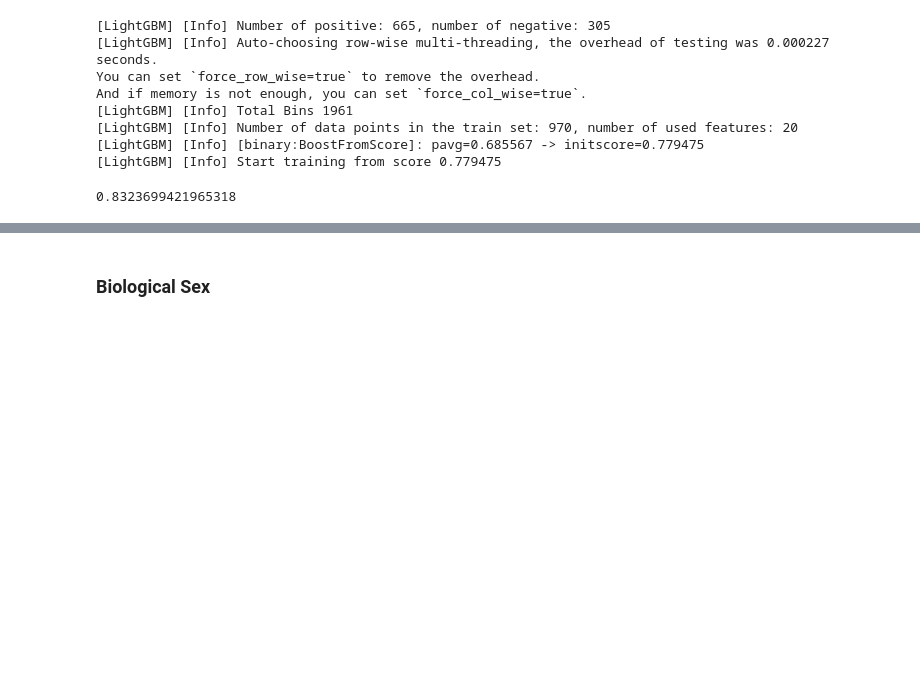
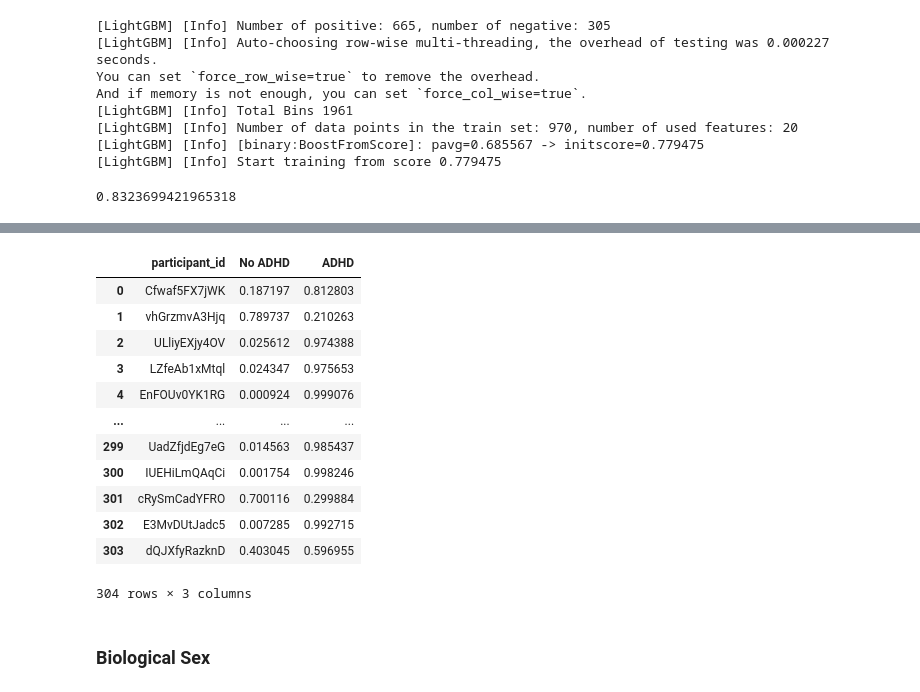
Before and after one commit to AngC1998/WiDS-Datathon-2025, a Jupyter notebook: WiDS_Datathon_2025.ipynb, the cells around one changed output, grey strips where cells are left out. Cells and saved outputs as stored; diff of their text form; code cells hidden in the pictures; blank space fills up the shorter version.

```diff
--- a/WiDS_Datathon_2025.ipynb
+++ b/WiDS_Datathon_2025.ipynb
@@ -1406,0 +1554,3 @@ array([1, 1, 1, 1, 1, 1, 1, 0, 1, 1, 0, 1, 1, 1, 1, 1, 1, 1, 0, 1, 1, 0,
+# %%
+y_test_probs = baseline_lgb.predict_proba(test_normal_adhd_X)
+y_test_probs
@@ -1406,0 +1575,3 @@ array([1, 1, 1, 1, 1, 1, 1, 0, 1, 1, 0, 1, 1, 1, 1, 1, 1, 1, 0, 1, 1, 0,
+# %%
+test_probs_results_df = pd.DataFrame(y_test_probs, columns=['No ADHD', 'ADHD'])
+test_probs_results_df
@@ -1406,0 +1592,3 @@ array([1, 1, 1, 1, 1, 1, 1, 0, 1, 1, 0, 1, 1, 1, 1, 1, 1, 1, 0, 1, 1, 0,
+# %%
+test_participant_ids = test_categorical_df[['participant_id']]
+test_participant_ids
@@ -1406,0 +1609,17 @@ array([1, 1, 1, 1, 1, 1, 1, 0, 1, 1, 0, 1, 1, 1, 1, 1, 1, 1, 0, 1, 1, 0,
+# %%
+test_probs_results = test_participant_ids.join(test_probs_results_df)
+test_probs_results
+# %% [output]
+|  | participant_id | No ADHD | ADHD |
+| 0 | Cfwaf5FX7jWK | 0.187197 | 0.812803 |
+| 1 | vhGrzmvA3Hjq | 0.789737 | 0.210263 |
+| 2 | ULliyEXjy4OV | 0.025612 | 0.974388 |
+| 3 | LZfeAb1xMtql | 0.024347 | 0.975653 |
+| 4 | EnFOUv0YK1RG | 0.000924 | 0.999076 |
+| ... | ... | ... | ... |
+| 299 | UadZfjdEg7eG | 0.014563 | 0.985437 |
+| 300 | IUEHiLmQAqCi | 0.001754 | 0.998246 |
+| 301 | cRySmCadYFRO | 0.700116 | 0.299884 |
+| 302 | E3MvDUtJadc5 | 0.007285 | 0.992715 |
+| 303 | dQJXfyRazknD | 0.403045 | 0.596955 |
+304 rows × 3 columns
```
Also changed, not shown: parts of 29 cells of this notebook.
